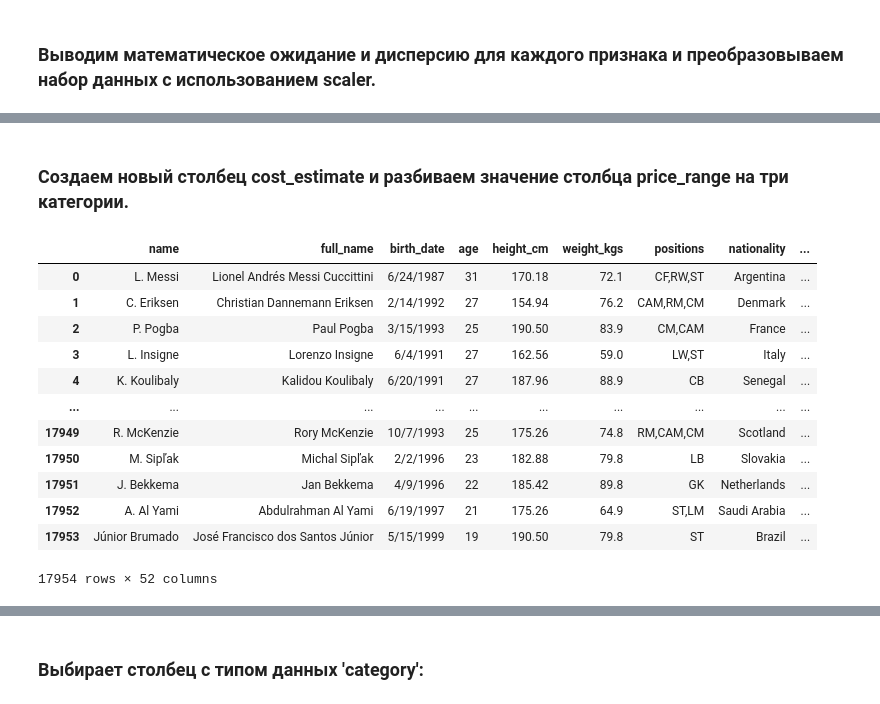
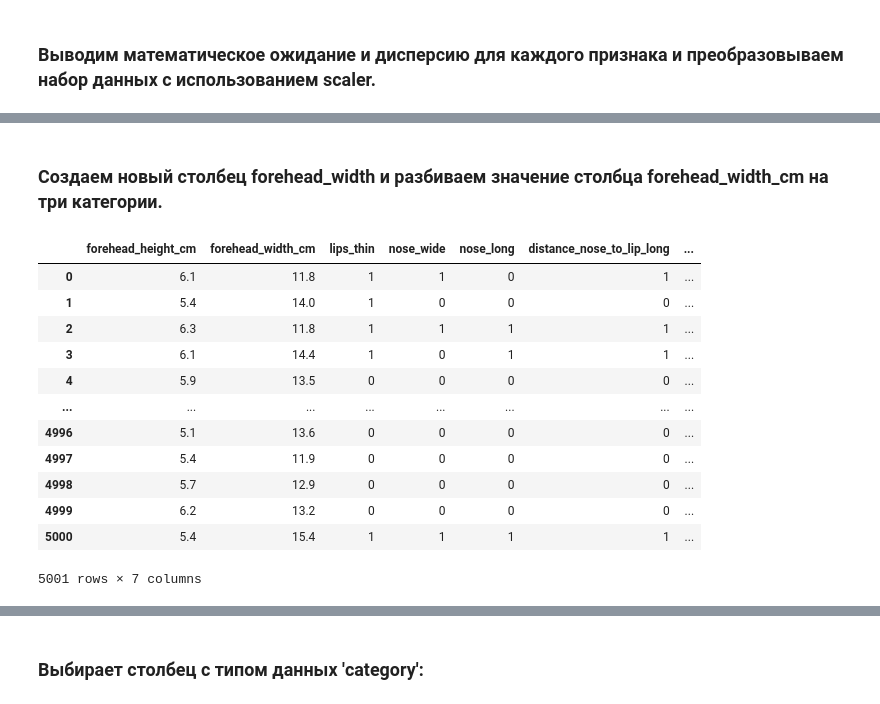
Before and after one commit to dsvishchev/education, a Jupyter notebook: feature_coding.ipynb, the cells around one changed output, grey strips where cells are left out. Saved outputs shown, nothing was run; the diff lists cells and outputs as text; code cells hidden in the pictures.

```diff
--- a/feature_coding.ipynb
+++ b/feature_coding.ipynb
@@ -5,6 +5,8 @@ import pandas as pd
 from sklearn.preprocessing import StandardScaler
 import numpy as np
 # %%
-df = pd.read_csv("datasets/fifa_players.csv")
-df.head(10)
+df = pd.read_csv("datasets/gender_classification.csv")
+cols = ['forehead_height_cm', 'forehead_width_cm', 'lips_thin', 'nose_wide', 'nose_long', 'distance_nose_to_lip_long']
+df = df[cols]
+df
 # %% [output]
@@ -75,22 +91,22 @@ DfTr
 # %% [markdown]
-### Создаем новый столбец cost_estimate и разбиваем значение столбца price_range на три категории.
+### Создаем новый столбец forehead_width и разбиваем значение столбца forehead_width_cm на три категории.
 # %%
-df['sliding_quality'] = pd.cut(df['sliding_tackle'], bins=[0, 40, 60, 100], labels=["Плохой", "Средний", "Хороший"])
+df['forehead_width'] = pd.cut(df['forehead_width_cm'], bins=[0, 12, 14, 20], labels=["Маленький", "Средний", "Большой"])
 df
 # %% [output]
-|  | name | full_name | birth_date | age | height_cm | weight_kgs | positions | nationality | ... |
-| 0 | L. Messi | Lionel Andrés Messi Cuccittini | 6/24/1987 | 31 | 170.18 | 72.1 | CF,RW,ST | Argentina | ... |
-| 1 | C. Eriksen | Christian Dannemann Eriksen | 2/14/1992 | 27 | 154.94 | 76.2 | CAM,RM,CM | Denmark | ... |
-| 2 | P. Pogba | Paul Pogba | 3/15/1993 | 25 | 190.50 | 83.9 | CM,CAM | France | ... |
-| 3 | L. Insigne | Lorenzo Insigne | 6/4/1991 | 27 | 162.56 | 59.0 | LW,ST | Italy | ... |
-| 4 | K. Koulibaly | Kalidou Koulibaly | 6/20/1991 | 27 | 187.96 | 88.9 | CB | Senegal | ... |
-| ... | ... | ... | ... | ... | ... | ... | ... | ... | ... |
-| 17949 | R. McKenzie | Rory McKenzie | 10/7/1993 | 25 | 175.26 | 74.8 | RM,CAM,CM | Scotland | ... |
-| 17950 | M. Sipľak | Michal Sipľak | 2/2/1996 | 23 | 182.88 | 79.8 | LB | Slovakia | ... |
-| 17951 | J. Bekkema | Jan Bekkema | 4/9/1996 | 22 | 185.42 | 89.8 | GK | Netherlands | ... |
-| 17952 | A. Al Yami | Abdulrahman Al Yami | 6/19/1997 | 21 | 175.26 | 64.9 | ST,LM | Saudi Arabia | ... |
-| 17953 | Júnior Brumado | José Francisco dos Santos Júnior | 5/15/1999 | 19 | 190.50 | 79.8 | ST | Brazil | ... |
+|  | forehead_height_cm | forehead_width_cm | lips_thin | nose_wide | nose_long | distance_nose_to_lip_long | ... |
+| 0 | 6.1 | 11.8 | 1 | 1 | 0 | 1 | ... |
+| 1 | 5.4 | 14.0 | 1 | 0 | 0 | 0 | ... |
+| 2 | 6.3 | 11.8 | 1 | 1 | 1 | 1 | ... |
+| 3 | 6.1 | 14.4 | 1 | 0 | 1 | 1 | ... |
+| 4 | 5.9 | 13.5 | 0 | 0 | 0 | 0 | ... |
+| ... | ... | ... | ... | ... | ... | ... | ... |
+| 4996 | 5.1 | 13.6 | 0 | 0 | 0 | 0 | ... |
+| 4997 | 5.4 | 11.9 | 0 | 0 | 0 | 0 | ... |
+| 4998 | 5.7 | 12.9 | 0 | 0 | 0 | 0 | ... |
+| 4999 | 6.2 | 13.2 | 0 | 0 | 0 | 0 | ... |
+| 5000 | 5.4 | 15.4 | 1 | 1 | 1 | 1 | ... |
-17954 rows × 52 columns
+5001 rows × 7 columns
 # %%
 df.dtypes
 # %% [output]
```
Also changed, not shown: parts of 11 cells of this notebook.
